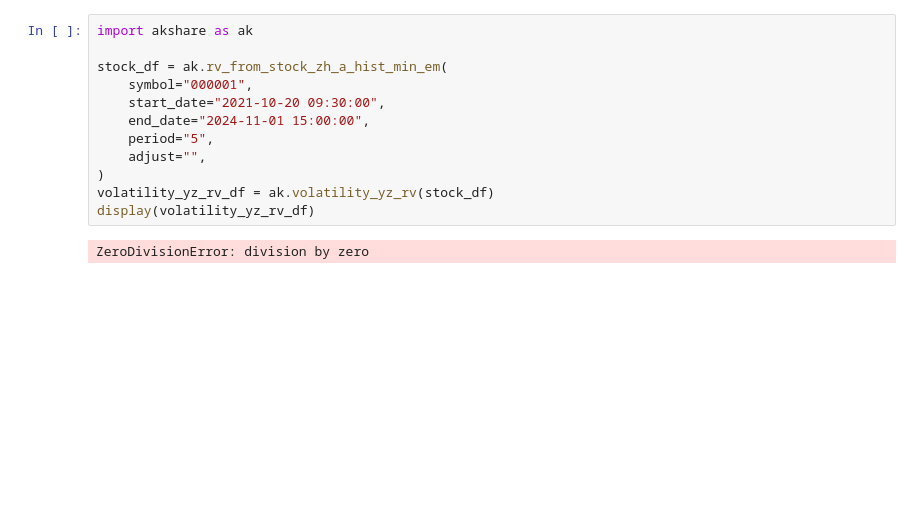
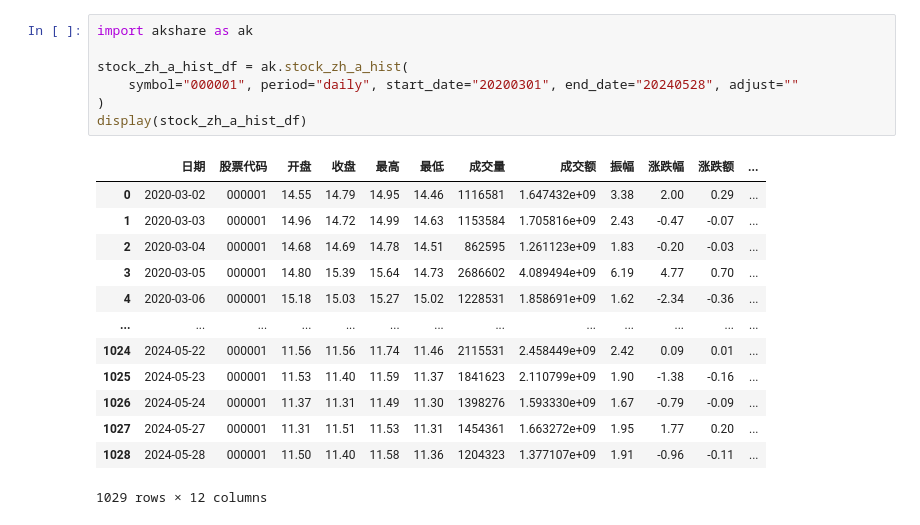
Before and after one commit to zhuxining/agent-quant, a Jupyter notebook: notebooks/akshare.ipynb, the cells around one changed output. Drawn from its saved outputs; the diff is of its cells as text; blank space fills up the shorter version.

```diff
--- a/notebooks/akshare.ipynb
+++ b/notebooks/akshare.ipynb
@@ -1,14 +1,21 @@
 # %%
 import akshare as ak
 
-stock_df = ak.rv_from_stock_zh_a_hist_min_em(
-	symbol="000001",
-	start_date="2021-10-20 09:30:00",
-	end_date="2024-11-01 15:00:00",
-	period="5",
-	adjust="",
+stock_zh_a_hist_df = ak.stock_zh_a_hist(
+	symbol="000001", period="daily", start_date="20200301", end_date="20240528", adjust=""
 )
-volatility_yz_rv_df = ak.volatility_yz_rv(stock_df)
-display(volatility_yz_rv_df)
+display(stock_zh_a_hist_df)
 # %% [output]
+|  | 日期 | 股票代码 | 开盘 | 收盘 | 最高 | 最低 | 成交量 | 成交额 | 振幅 | 涨跌幅 | 涨跌额 | ... |
+| 0 | 2020-03-02 | 000001 | 14.55 | 14.79 | 14.95 | 14.46 | 1116581 | 1.647432e+09 | 3.38 | 2.00 | 0.29 | ... |
+| 1 | 2020-03-03 | 000001 | 14.96 | 14.72 | 14.99 | 14.63 | 1153584 | 1.705816e+09 | 2.43 | -0.47 | -0.07 | ... |
+| 2 | 2020-03-04 | 000001 | 14.68 | 14.69 | 14.78 | 14.51 | 862595 | 1.261123e+09 | 1.83 | -0.20 | -0.03 | ... |
+| 3 | 2020-03-05 | 000001 | 14.80 | 15.39 | 15.64 | 14.73 | 2686602 | 4.089494e+09 | 6.19 | 4.77 | 0.70 | ... |
+| 4 | 2020-03-06 | 000001 | 15.18 | 15.03 | 15.27 | 15.02 | 1228531 | 1.858691e+09 | 1.62 | -2.34 | -0.36 | ... |
+| ... | ... | ... | ... | ... | ... | ... | ... | ... | ... | ... | ... | ... |
+| 1024 | 2024-05-22 | 000001 | 11.56 | 11.56 | 11.74 | 11.46 | 2115531 | 2.458449e+09 | 2.42 | 0.09 | 0.01 | ... |
+| 1025 | 2024-05-23 | 000001 | 11.53 | 11.40 | 11.59 | 11.37 | 1841623 | 2.110799e+09 | 1.90 | -1.38 | -0.16 | ... |
+| 1026 | 2024-05-24 | 000001 | 11.37 | 11.31 | 11.49 | 11.30 | 1398276 | 1.593330e+09 | 1.67 | -0.79 | -0.09 | ... |
+| 1027 | 2024-05-27 | 000001 | 11.31 | 11.51 | 11.53 | 11.31 | 1454361 | 1.663272e+09 | 1.95 | 1.77 | 0.20 | ... |
+| 1028 | 2024-05-28 | 000001 | 11.50 | 11.40 | 11.58 | 11.36 | 1204323 | 1.377107e+09 | 1.91 | -0.96 | -0.11 | ... |
-ZeroDivisionError: division by zero
+1029 rows × 12 columns
```
Also changed, not shown: parts of 1 cell of this notebook, 1 other file.
